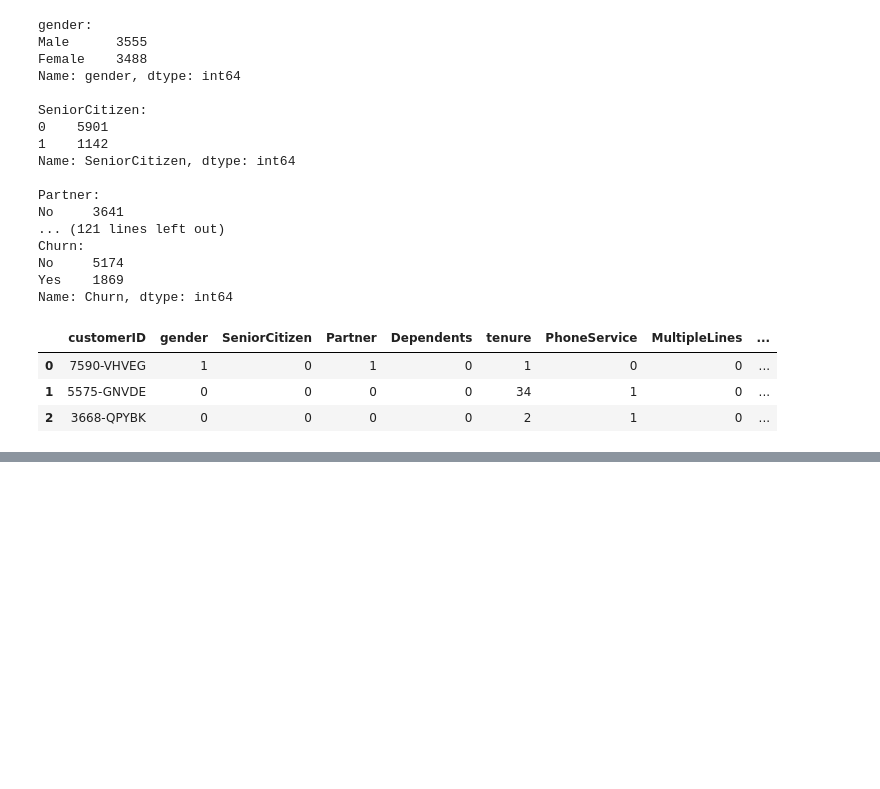
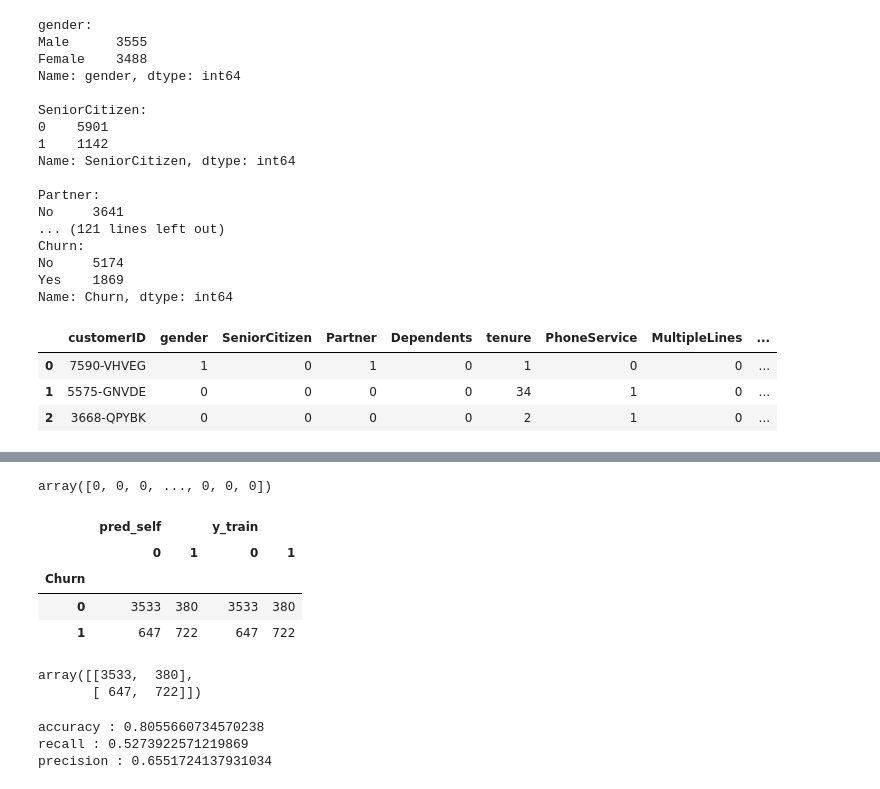
Before and after one commit to Rahul711sharma/Classification, a Jupyter notebook: Telco_Customer_Churn.ipynb, the cells around one changed output, grey strips where cells are left out. Saved outputs shown, nothing was run; the diff lists cells and outputs as text; code cells hidden in the pictures; blank space fills up the shorter version.

Commit message:
Predictions

```diff
--- a/Telco_Customer_Churn.ipynb
+++ b/Telco_Customer_Churn.ipynb
@@ -122,0 +200,7 @@ Name: TotalCharges, Length: 7043, dtype: object
+# %%
+x =x[['gender', 'SeniorCitizen', 'Partner', 'Dependents', 'tenure',
+       'PhoneService', 'MultipleLines', 'InternetService', 'OnlineSecurity',
+       'OnlineBackup', 'DeviceProtection', 'TechSupport', 'StreamingTV',
+       'StreamingMovies', 'Contract', 'PaperlessBilling', 'pay__Bank transfer (automatic)',
+       'pay__Credit card (automatic)', 'pay__Electronic check',
+       'pay__Mailed check']]
@@ -122,0 +219,4 @@ Name: TotalCharges, Length: 7043, dtype: object
+# %%
+from sklearn.linear_model import LogisticRegression
+logit = LogisticRegression()
+logit.fit(x_train,y_train)
@@ -122,0 +232,29 @@ Name: TotalCharges, Length: 7043, dtype: object
+# %%
+#Model accuracy on train data
+
+pred_self = logit.predict(x_train)
+pred_self
+# %% [output]
+array([0, 0, 0, ..., 0, 0, 0])
+# %%
+pd.pivot_table(pd.DataFrame({'y_train':y_train,'pred_self':pred_self}),index=y_train,columns=pred_self,aggfunc='count')
+# %% [output]
+|  | pred_self |  | y_train |  |
+|  | 0 | 1 | 0 | 1 |
+| Churn |  |  |  |  |
+| 0 | 3533 | 380 | 3533 | 380 |
+| 1 | 647 | 722 | 647 | 722 |
+# %%
+from sklearn.metrics import confusion_matrix
+confusion_matrix(y_train,pred_self)
+# %% [output]
+array([[3533,  380],
+       [ 647,  722]])
+# %%
+print(f"accuracy : {(3533+722)/(3533+722+647+380)}")
+print(f"recall : {722/(722+647)}")
+print(f"precision : {722/(380+722)}")
+# %% [output]
+accuracy : 0.8055660734570238
+recall : 0.5273922571219869
+precision : 0.6551724137931034
```
Also changed, not shown: parts of 19 cells of this notebook.
